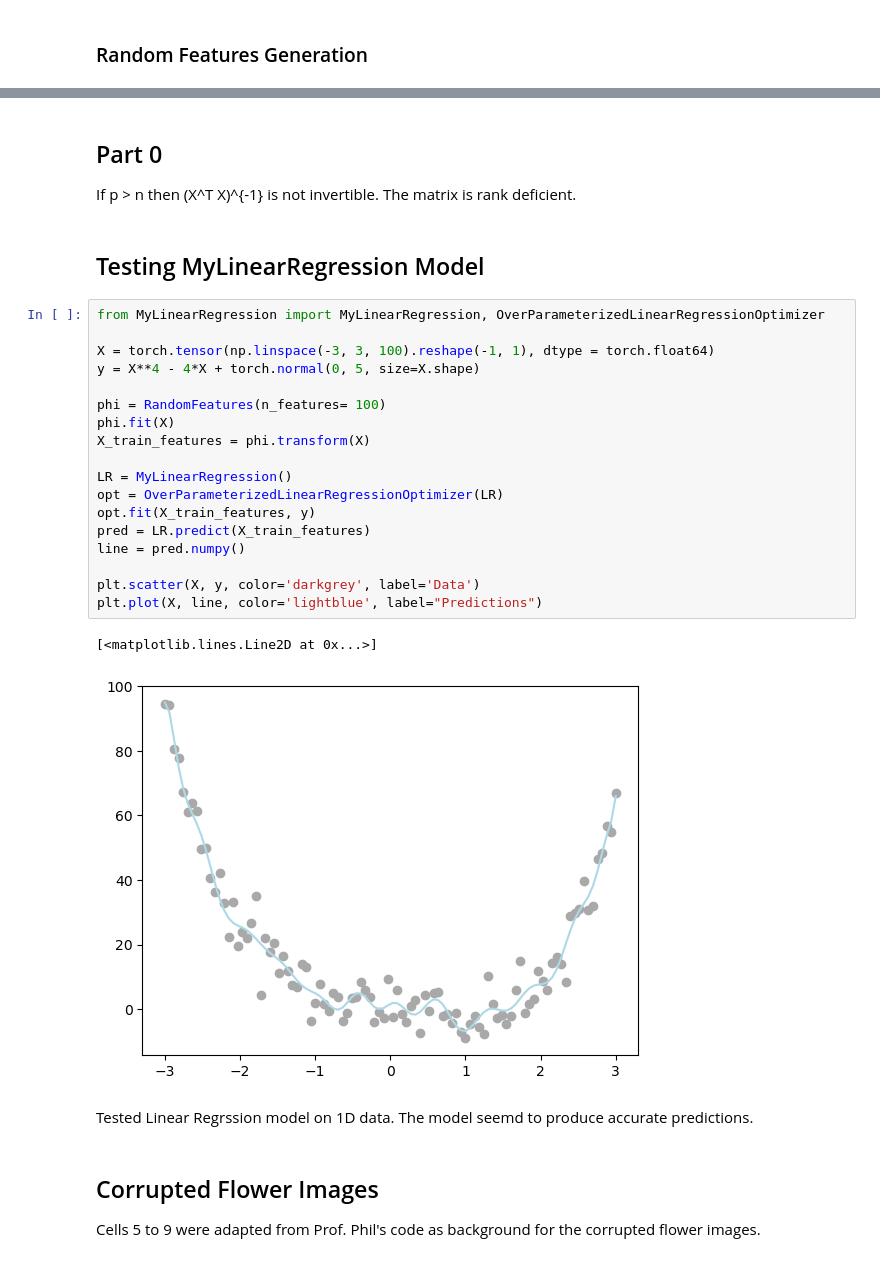
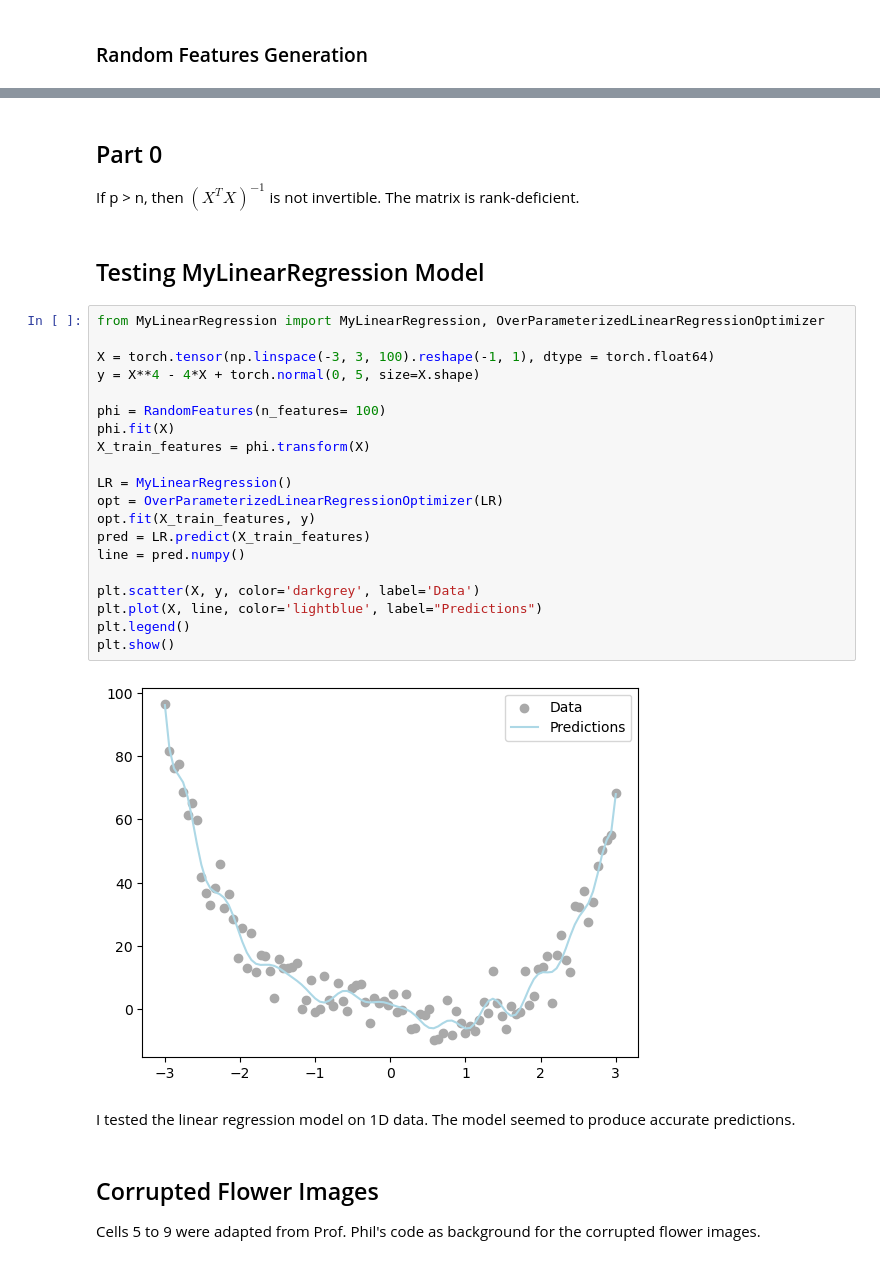
Before and after one commit to EpicET/EpicET.github.io, a Jupyter notebook: posts/descent/index.ipynb, the cells around one changed output, grey strips where cells are left out. Cells and saved outputs as stored; diff of their text form.

```diff
--- a/posts/descent/index.ipynb
+++ b/posts/descent/index.ipynb
@@ -59,32 +57,34 @@ class RandomFeatures:
         return self.activation(X @ self.u + self.b)
 # %% [markdown]
 ## Part 0
-If p > n then (X^T X)^{-1} is not invertible. The matrix is rank deficient.
+
+If p > n, then $(X^T X)^{-1}$ is not invertible. The matrix is rank-deficient.
 # %% [markdown]
 ## Testing MyLinearRegression Model
 # %%
 from MyLinearRegression import MyLinearRegression, OverParameterizedLinearRegressionOptimizer
 
 X = torch.tensor(np.linspace(-3, 3, 100).reshape(-1, 1), dtype = torch.float64)
 y = X**4 - 4*X + torch.normal(0, 5, size=X.shape)
 
 phi = RandomFeatures(n_features= 100)
 phi.fit(X)
 X_train_features = phi.transform(X)
 
 LR = MyLinearRegression()
 opt = OverParameterizedLinearRegressionOptimizer(LR)
 opt.fit(X_train_features, y)
 pred = LR.predict(X_train_features)
 line = pred.numpy()
 
 plt.scatter(X, y, color='darkgrey', label='Data')
 plt.plot(X, line, color='lightblue', label="Predictions")
+plt.legend()
+plt.show()
 # %% [output]
-[<matplotlib.lines.Line2D at 0x...>]
-[figure, old version]
+[figure, new version]
 # %% [markdown]
-Tested Linear Regrssion model on 1D data. The model seemd to produce accurate predictions.
+I tested the linear regression model on 1D data. The model seemed to produce accurate predictions.
 # %% [markdown]
 ## Corrupted Flower Images
 
```
Also changed, not shown: parts of 10 cells of this notebook, 10 other files.
